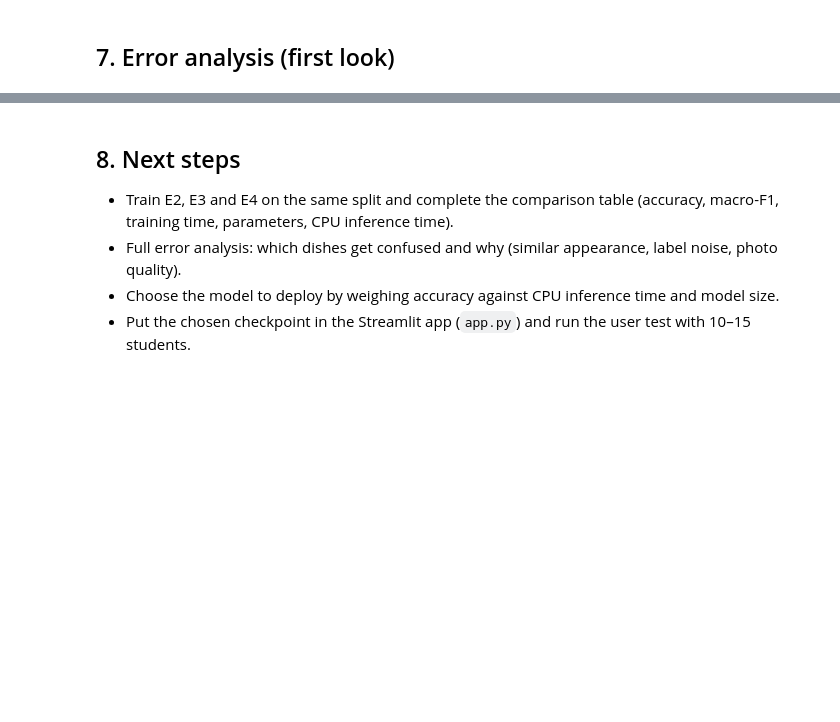
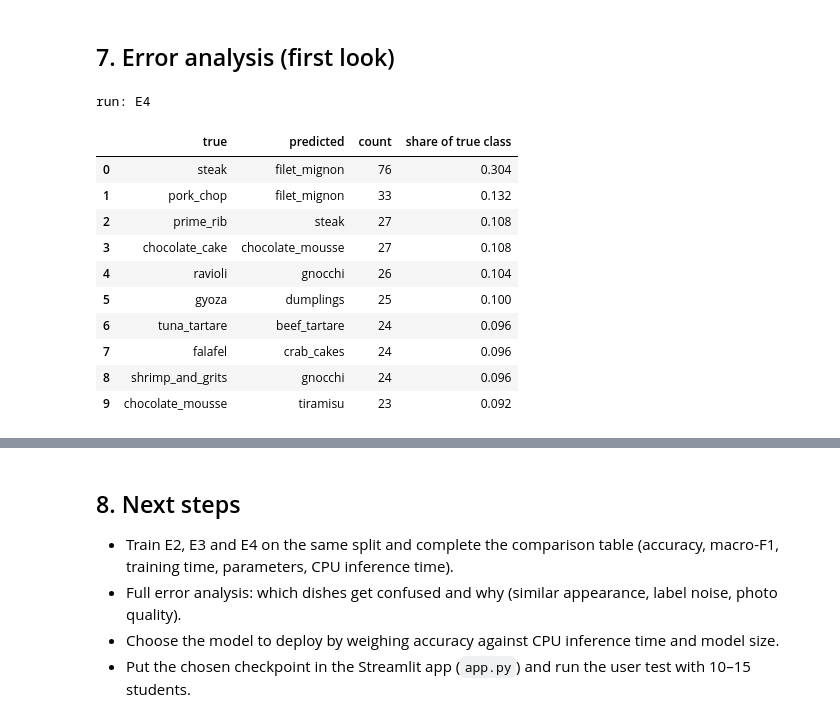
Before and after one commit to seanopegs/foodlens, a Jupyter notebook: FoodLens_Experiments.ipynb, the cells around one changed output, grey strips where cells are left out. Drawn from its saved outputs; the diff is of its cells as text; code cells hidden in the pictures; blank space fills up the shorter version.

```diff
--- a/FoodLens_Experiments.ipynb
+++ b/FoodLens_Experiments.ipynb
@@ -305,12 +388,25 @@ Training accuracy is measured on augmented images with dropout active, so early
 # %% [markdown]
 ## 7. Error analysis (first look)
 # %%
-RUN_TO_INSPECT = runs.index[0] if not runs.empty else None
+RUN_TO_INSPECT = runs["test_acc"].idxmax() if not runs.empty else None  # best run
 
 if RUN_TO_INSPECT:
     pred = np.load(os.path.join(RUNS_DIR, RUN_TO_INSPECT, "predictions.npz"))
     print("run:", RUN_TO_INSPECT)
     display(top_confusions(pred["y_true"], pred["y_pred"], class_names, k=10))
+# %% [output]
+run: E4
+|  | true | predicted | count | share of true class |
+| 0 | steak | filet_mignon | 76 | 0.304 |
+| 1 | pork_chop | filet_mignon | 33 | 0.132 |
+| 2 | prime_rib | steak | 27 | 0.108 |
+| 3 | chocolate_cake | chocolate_mousse | 27 | 0.108 |
+| 4 | ravioli | gnocchi | 26 | 0.104 |
+| 5 | gyoza | dumplings | 25 | 0.100 |
+| 6 | tuna_tartare | beef_tartare | 24 | 0.096 |
+| 7 | falafel | crab_cakes | 24 | 0.096 |
+| 8 | shrimp_and_grits | gnocchi | 24 | 0.096 |
+| 9 | chocolate_mousse | tiramisu | 23 | 0.092 |
 # %%
 if RUN_TO_INSPECT:
     eval_set = subset(test_ds, 505) if RUN_TO_INSPECT.endswith("_quick") else test_ds
```
Also changed, not shown: parts of 17 cells of this notebook, 3 other files.
